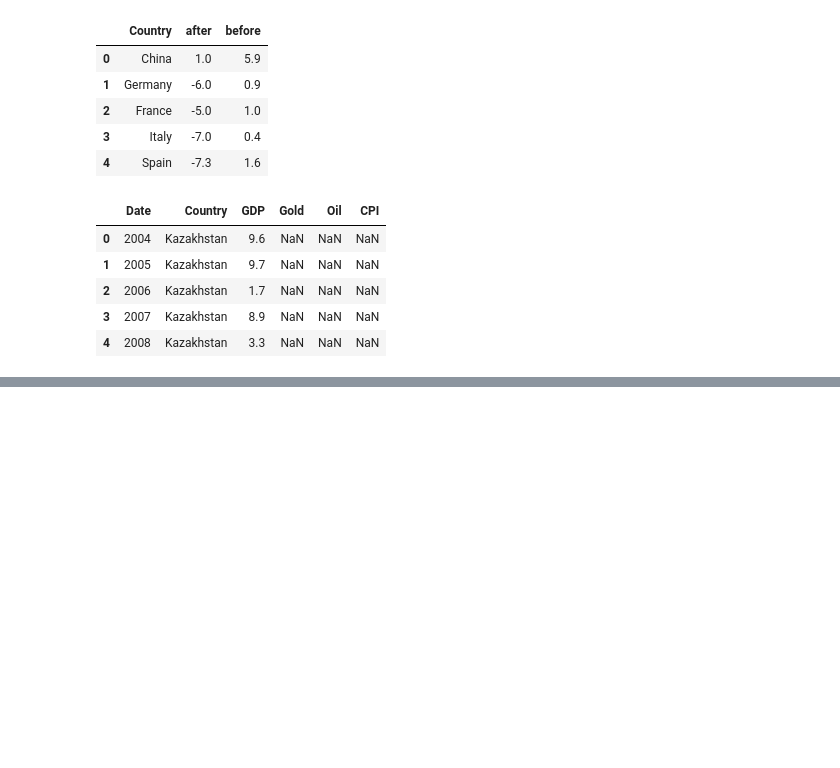
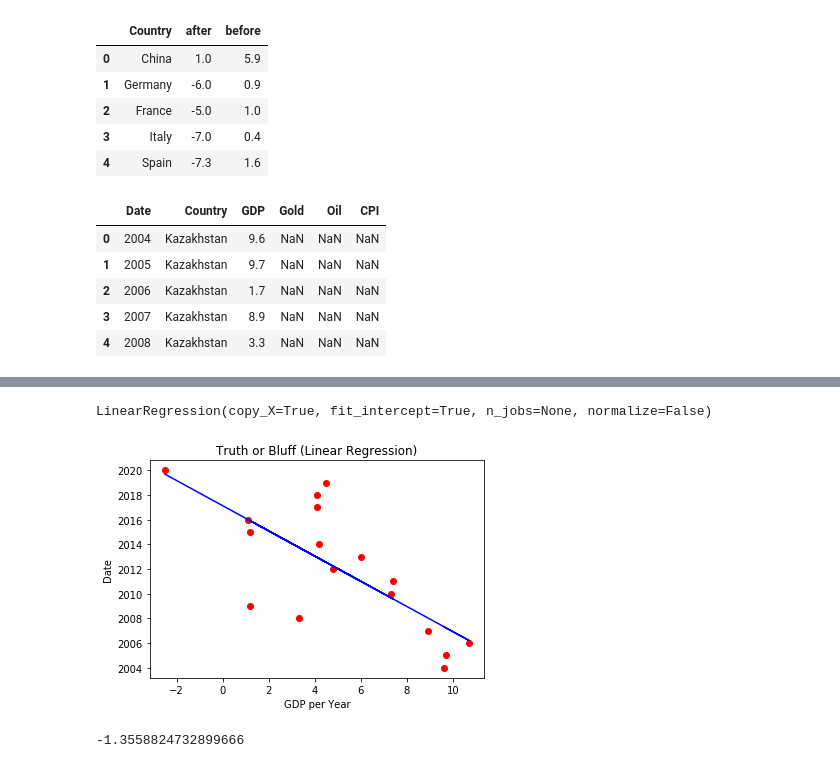
Before and after one commit to khadizxc/rk2datascience, a Jupyter notebook: proj.ipynb, the cells around one changed output, grey strips where cells are left out. Saved outputs shown, nothing was run; the diff lists cells and outputs as text; code cells hidden in the pictures; blank space fills up the shorter version.

```diff
--- a/proj.ipynb
+++ b/proj.ipynb
@@ -176,0 +244,28 @@ Text(0.5, 1.0, 'UK election results')
+# %%
+from sklearn.linear_model import LinearRegression
+lin_reg = LinearRegression()
+lin_reg.fit(dataset[['Kazakhstan']], dataset[['Date']])
+# %% [output]
+LinearRegression(copy_X=True, fit_intercept=True, n_jobs=None, normalize=False)
+# %%
+# Visualizing the Linear Regression results
+def viz_linear():
+    plt.scatter(dataset[['Kazakhstan']], dataset[['Date']], color='red')
+    plt.plot(dataset[['Kazakhstan']], lin_reg.predict(dataset[['Kazakhstan']]), color='blue')
+    plt.title('Truth or Bluff (Linear Regression)')
+    plt.xlabel('GDP per Year')
+    plt.ylabel('Date')
+    plt.show()
+    return
+# %%
+viz_linear()
+# %% [output]
+[figure, added]
+# %%
+import numpy
+from sklearn.metrics import r2_score
+mymodel = numpy.poly1d(numpy.polyfit(dataset['Date'],dataset['Kazakhstan']  , 3))
+gdp = mymodel(2021)
+print(gdp)
+# %% [output]
+-1.3558824732899666
```
Also changed, not shown: parts of 31 cells of this notebook.
